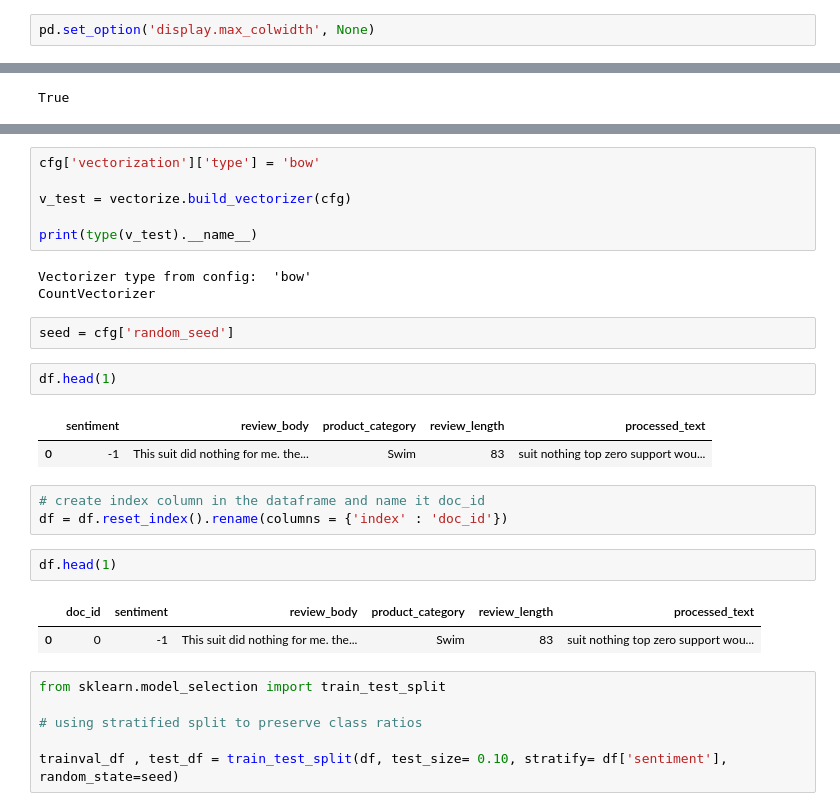
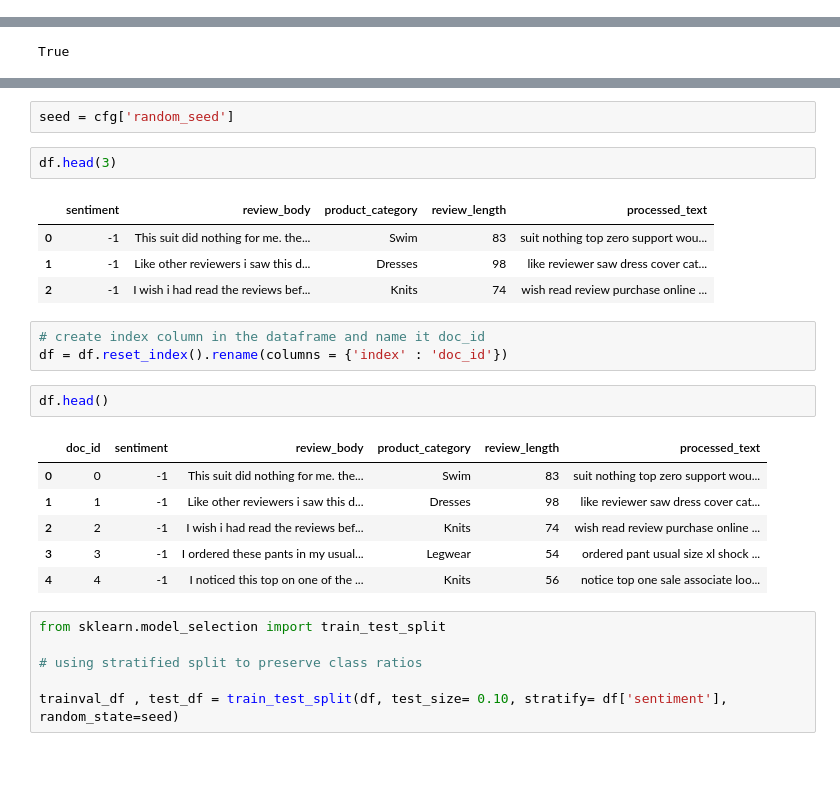
Before and after one commit to MosabAhmed92/Women-Clothing---NLP, a Jupyter notebook: notebooks/phase1_data_audit.ipynb, the cells around one changed output, grey strips where cells are left out. Drawn from its saved outputs; the diff is of its cells as text; blank space fills up the shorter version.

```diff
--- a/notebooks/phase1_data_audit.ipynb
+++ b/notebooks/phase1_data_audit.ipynb
@@ -149,5 +97,3 @@ review_body         Comfy cozy!
 product_category          Knits
 review_length                 2
 dtype: object
-# %%
-pd.set_option('display.max_colwidth', None)
@@ -462,28 +163,25 @@ Vectorizer type from config:  'tfidf'
 TfidfVectorizer
-# %%
-cfg['vectorization']['type'] = 'bow'
-
-v_test = vectorize.build_vectorizer(cfg)
-
-print(type(v_test).__name__)
-# %% [output]
-Vectorizer type from config:  'bow'
-CountVectorizer
 # %%
 seed = cfg['random_seed']
 # %%
-df.head(1)
+df.head(3)
 # %% [output]
 |  | sentiment | review_body | product_category | review_length | processed_text |
 | 0 | -1 | This suit did nothing for me. the... | Swim | 83 | suit nothing top zero support wou... |
+| 1 | -1 | Like other reviewers i saw this d... | Dresses | 98 | like reviewer saw dress cover cat... |
+| 2 | -1 | I wish i had read the reviews bef... | Knits | 74 | wish read review purchase online ... |
 # %%
 # create index column in the dataframe and name it doc_id
 df = df.reset_index().rename(columns = {'index' : 'doc_id'})
 # %%
-df.head(1)
+df.head()
 # %% [output]
 |  | doc_id | sentiment | review_body | product_category | review_length | processed_text |
 | 0 | 0 | -1 | This suit did nothing for me. the... | Swim | 83 | suit nothing top zero support wou... |
+| 1 | 1 | -1 | Like other reviewers i saw this d... | Dresses | 98 | like reviewer saw dress cover cat... |
+| 2 | 2 | -1 | I wish i had read the reviews bef... | Knits | 74 | wish read review purchase online ... |
+| 3 | 3 | -1 | I ordered these pants in my usual... | Legwear | 54 | ordered pant usual size xl shock ... |
+| 4 | 4 | -1 | I noticed this top on one of the ... | Knits | 56 | notice top one sale associate loo... |
 # %%
 from sklearn.model_selection import train_test_split
 
```
Also changed, not shown: parts of 87 cells of this notebook, 5 other files.
